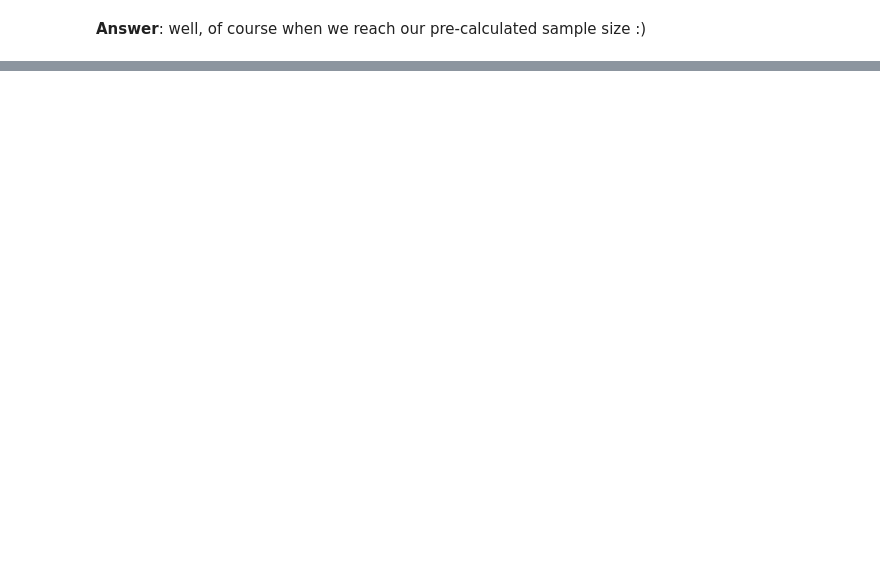
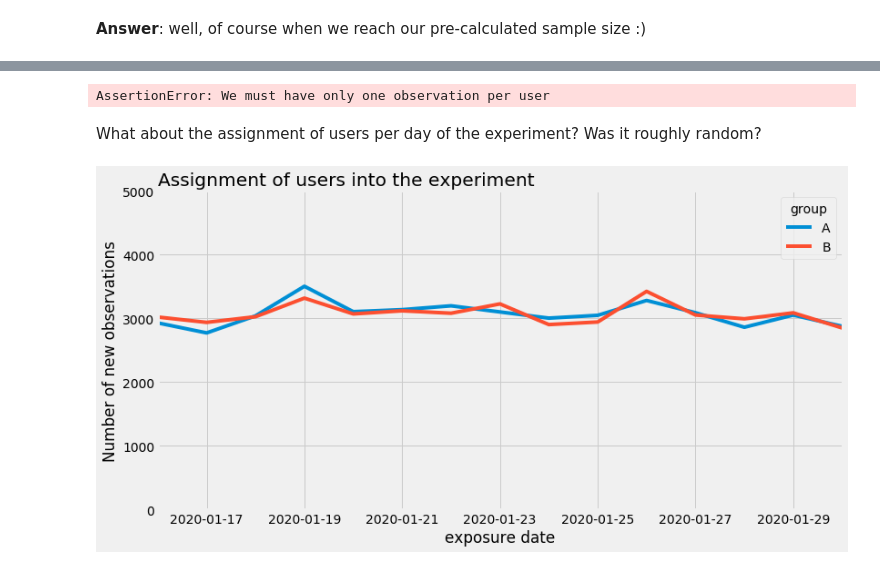
Before and after one commit to TCG85/ab-testing-intro, a Jupyter notebook: ironhack_presentation_20200213.ipynb, the cells around one changed output, grey strips where cells are left out. Cells and saved outputs as stored; diff of their text form; code cells hidden in the pictures; blank space fills up the shorter version.

Commit message:
finish ab test analysis and visualizations

```diff
--- a/ironhack_presentation_20200213.ipynb
+++ b/ironhack_presentation_20200213.ipynb
@@ -520,0 +549,2 @@ plt.show()
+# %%
+assignments = pd.read_csv('data/assignments.csv')
@@ -520,0 +582,4 @@ plt.show()
+# %%
+new_data = new_data.merge(assignments, on = 'user_id')
+# First we add the user assignment to our data
+# Note that this is an inner join by default, so we lose any users that don't have an assignment
@@ -520,0 +590,9 @@ plt.show()
+# %%
+assert new_data.user_id.nunique() == new_data.shape[0], "We must have only one observation per user"
+# %% [output]
+AssertionError: We must have only one observation per user
+# %%
+new_data = new_data\
+            .sort_values('installed', ascending = True)\
+            .drop_duplicates(subset = 'user_id')\
+            .reset_index()
@@ -520,0 +601,15 @@ plt.show()
+# %% [markdown]
+What about the assignment of users per day of the experiment? Was it roughly random?
+# %%
+# Unstack for wide form
+users_per_date = new_data.groupby([new_data.installed.dt.date, new_data.group]).user_id.nunique().unstack()
+# %%
+users_per_date.plot() # Pandas inbuilt plotting
+plt.ylim(0, 5000)
+plt.title("Assignment of users into the experiment",
+          loc = 'left')
+plt.xlabel("exposure date")
+plt.ylabel("Number of new observations")
+plt.show()
+# %% [output]
+[figure, added]
```
Also changed, not shown: parts of 61 cells of this notebook, 9 other files.
